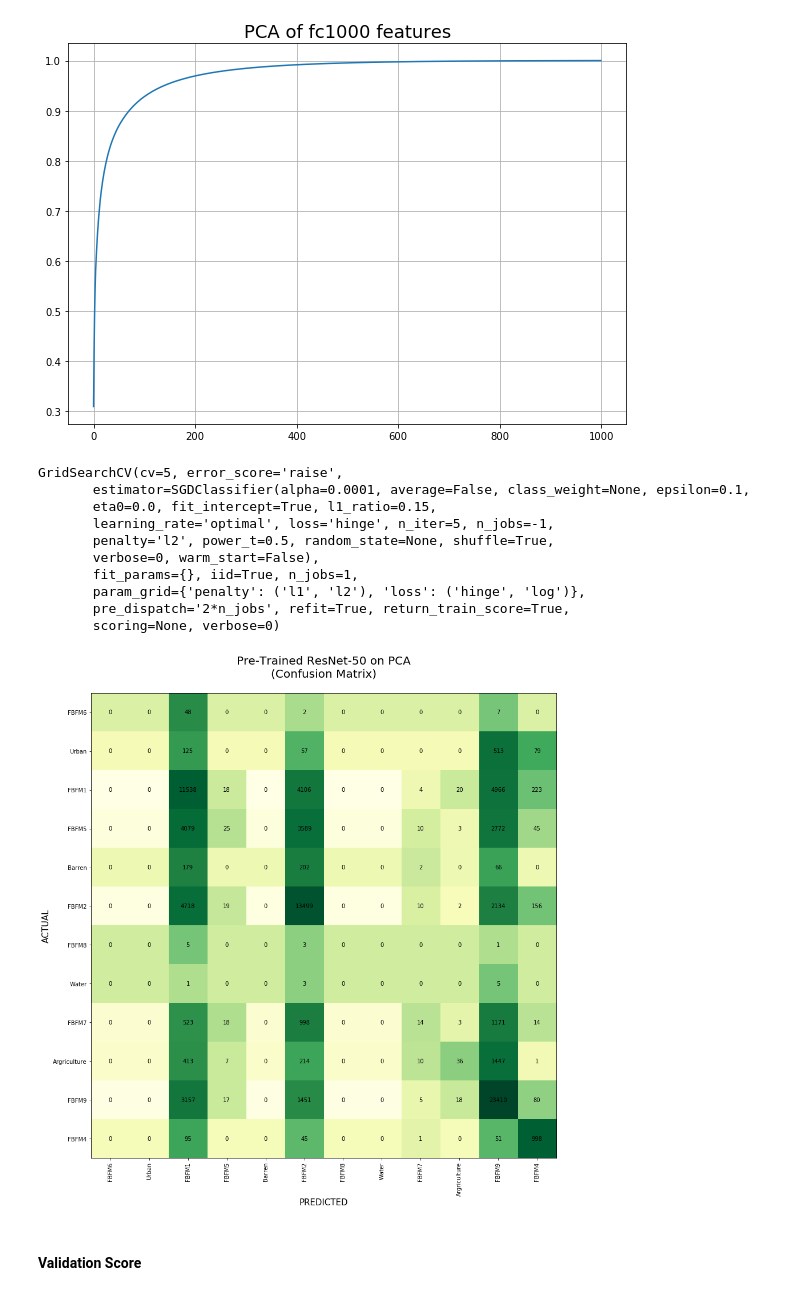
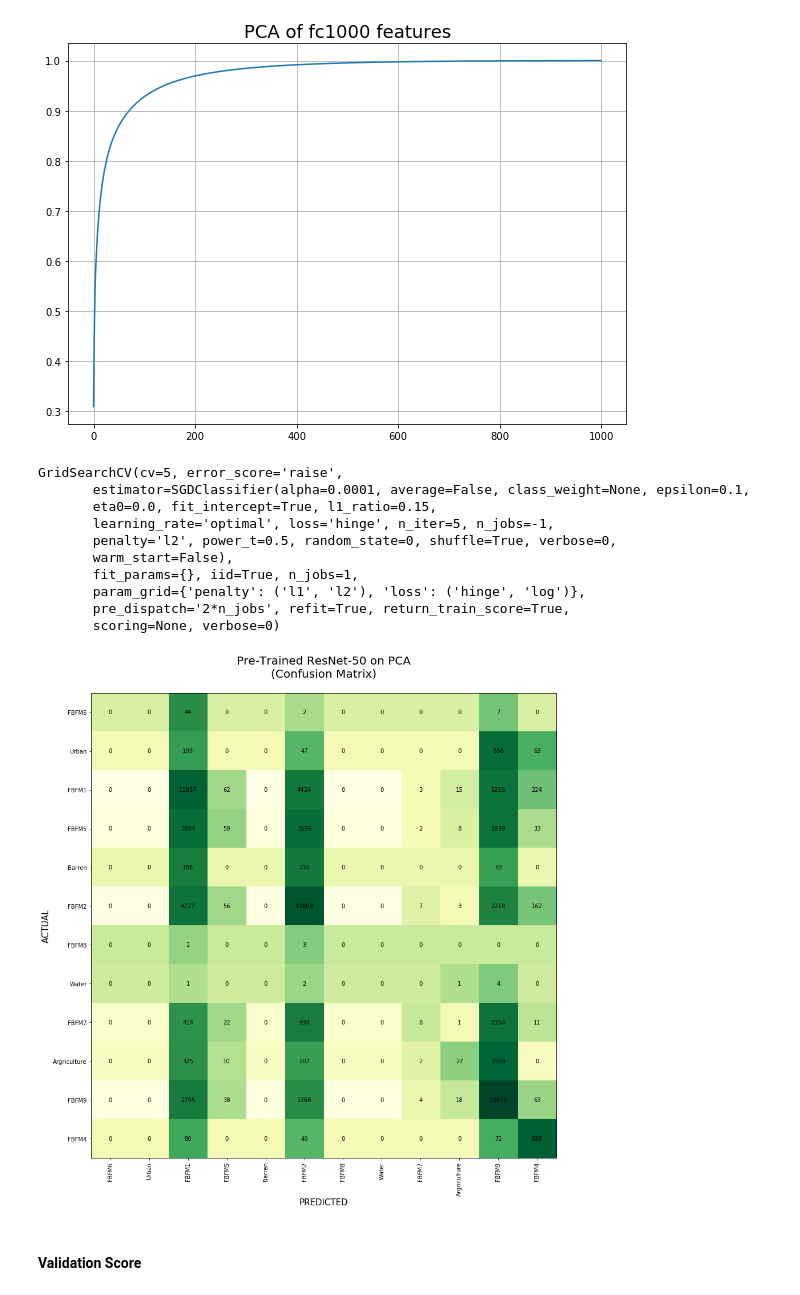
Before and after one commit to ryanriopelle/wildfire-data-analysis, a Jupyter notebook: Sadat/Spiral_1.ipynb, the cells around one changed output. Saved outputs shown, nothing was run; the diff lists cells and outputs as text; code cells hidden in the pictures.

```diff
--- a/Sadat/Spiral_1.ipynb
+++ b/Sadat/Spiral_1.ipynb
@@ -133,6 +139,8 @@ root = "/home/ssnazrul/WIFIRE/ResNet50_Analysis/WIFIRE_Engineered/"
 image_features = pd.read_csv(root+"WIFIRE_fc1000_engineered_features.csv",  delimiter=',', header=None)
 df = pd.read_csv(root+'WIFIRE_labels.csv')
 labels = df.Labels.values
+# %%
+image_features = image_features.values #convert df to np array
 # %% [markdown]
 #### Class Distribution
 # %%
@@ -145,9 +153,9 @@ df.groupby('Labels')['Path'].count().plot('bar');
 The base model uses SGD's default parameters at 5 fold cross validation.
 # %%
 n_samples = len(df)
-X = normalize(image_features.values)
+X = normalize(image_features)
 y = labels
 
-X_train, X_test, y_train, y_test = train_test_split(X, y, test_size=0.2)
+X_train, X_test, y_train, y_test = train_test_split(X, y, test_size=0.2, random_state=0)
 # %%
 #Logistic Classifier
@@ -223,7 +231,7 @@ CONFUSING!!! (pun intended.. *badam tiss*)
 # %%
 from sklearn.decomposition import PCA
 
-M = normalize(image_features.values)
+M = normalize(image_features)
 
 pca = PCA(n_components=np.shape(M)[1])
 T = pca.fit_transform(M)
@@ -257,6 +265,6 @@ X_train, X_test, y_train, y_test = train_test_split(X, y, test_size=0.2)
 # %%
 #Logistic Classifier
-sgd = SGDClassifier(n_jobs=-1)
+sgd = SGDClassifier(n_jobs=-1, random_state=0)
 parameters =  {'loss':('hinge','log'),
               'penalty':('l1','l2')}
 
@@ -268,8 +276,8 @@ GridSearchCV(cv=5, error_score='raise',
        estimator=SGDClassifier(alpha=0.0001, average=False, class_weight=None, epsilon=0.1,
        eta0=0.0, fit_intercept=True, l1_ratio=0.15,
        learning_rate='optimal', loss='hinge', n_iter=5, n_jobs=-1,
-       penalty='l2', power_t=0.5, random_state=None, shuffle=True,
-       verbose=0, warm_start=False),
+       penalty='l2', power_t=0.5, random_state=0, shuffle=True, verbose=0,
+       warm_start=False),
        fit_params={}, iid=True, n_jobs=1,
        param_grid={'penalty': ('l1', 'l2'), 'loss': ('hinge', 'log')},
        pre_dispatch='2*n_jobs', refit=True, return_train_score=True,
@@ -284,35 +292,35 @@ norm_conf = []
 for i in log_conf_arr:
     a = 0
     tmp_arr = []
     a = sum(i, 0)
     for j in i:
         tmp_arr.append(float(j)/float(a))
     norm_conf.append(tmp_arr)
 
 fig = plt.figure(figsize = (15,15))
 plt.clf()
 ax = fig.add_subplot(111)
 ax.set_aspect(1)
 res = ax.imshow(np.array(norm_conf), cmap=plt.cm.YlGn,
                 interpolation='nearest')
 
 width, height = conf_arr.shape
 
 for x in range(width):
     for y in range(height):
         ax.annotate(str(conf_arr[x][y]), xy=(y, x),
                     horizontalalignment='center',
                     verticalalignment='center')
 
 # cb = fig.colorbar(res)
-alphabet = df.Labels.unique()
+alphabet = np.unique(y_test)
 plt.xticks(range(width), alphabet[:width], rotation='vertical')
 plt.yticks(range(height), alphabet[:height])
 plt.xlabel('PREDICTED', fontsize=15)
 plt.ylabel('ACTUAL', fontsize=15)
 plt.title('Pre-Trained ResNet-50 on PCA\n(Confusion Matrix)\n', fontsize=20);
 # %% [output]
-[figure, old version]
+[figure, new version]
 # %% [markdown]
 #### Validation Score
 # %%
```
Also changed, not shown: parts of 37 cells of this notebook.
